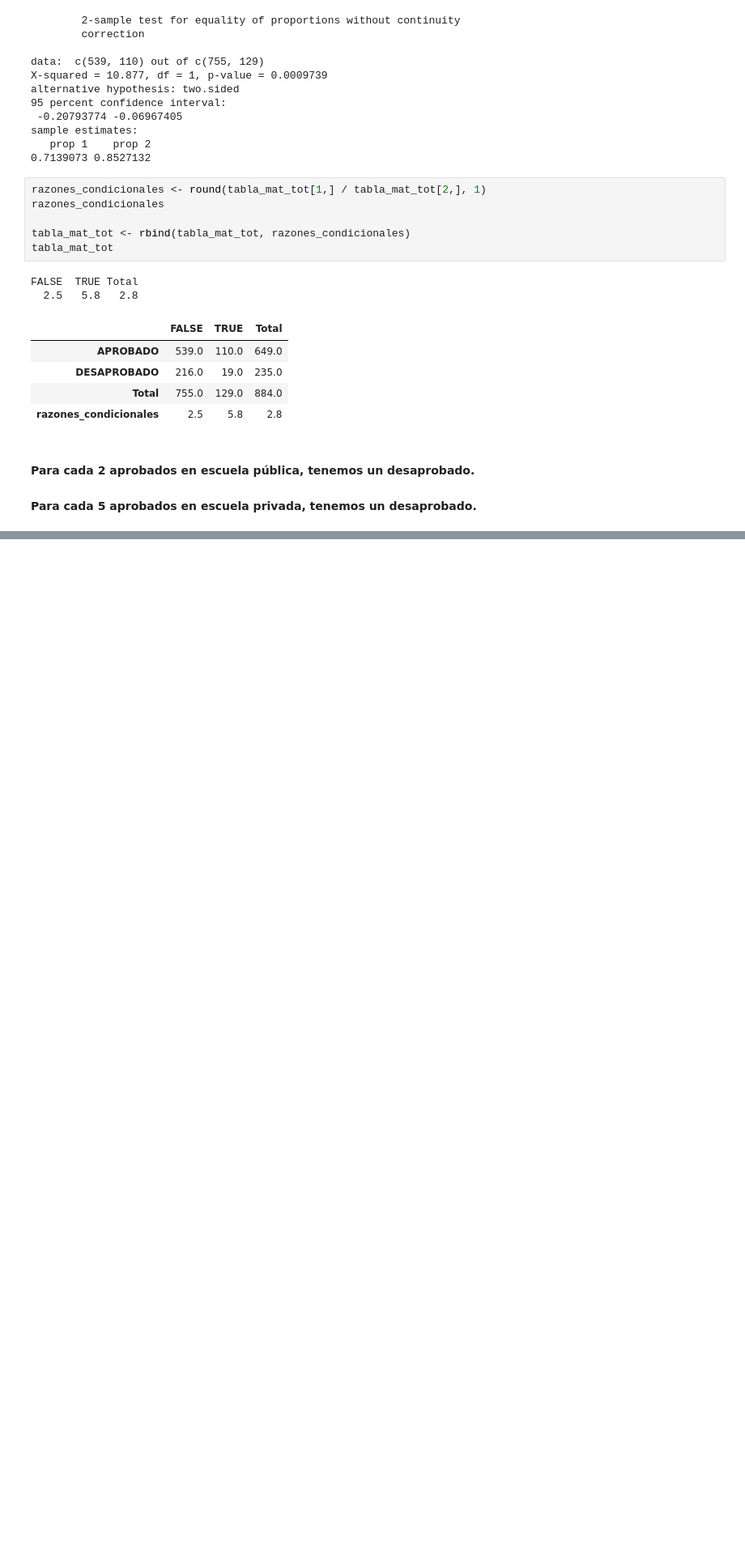
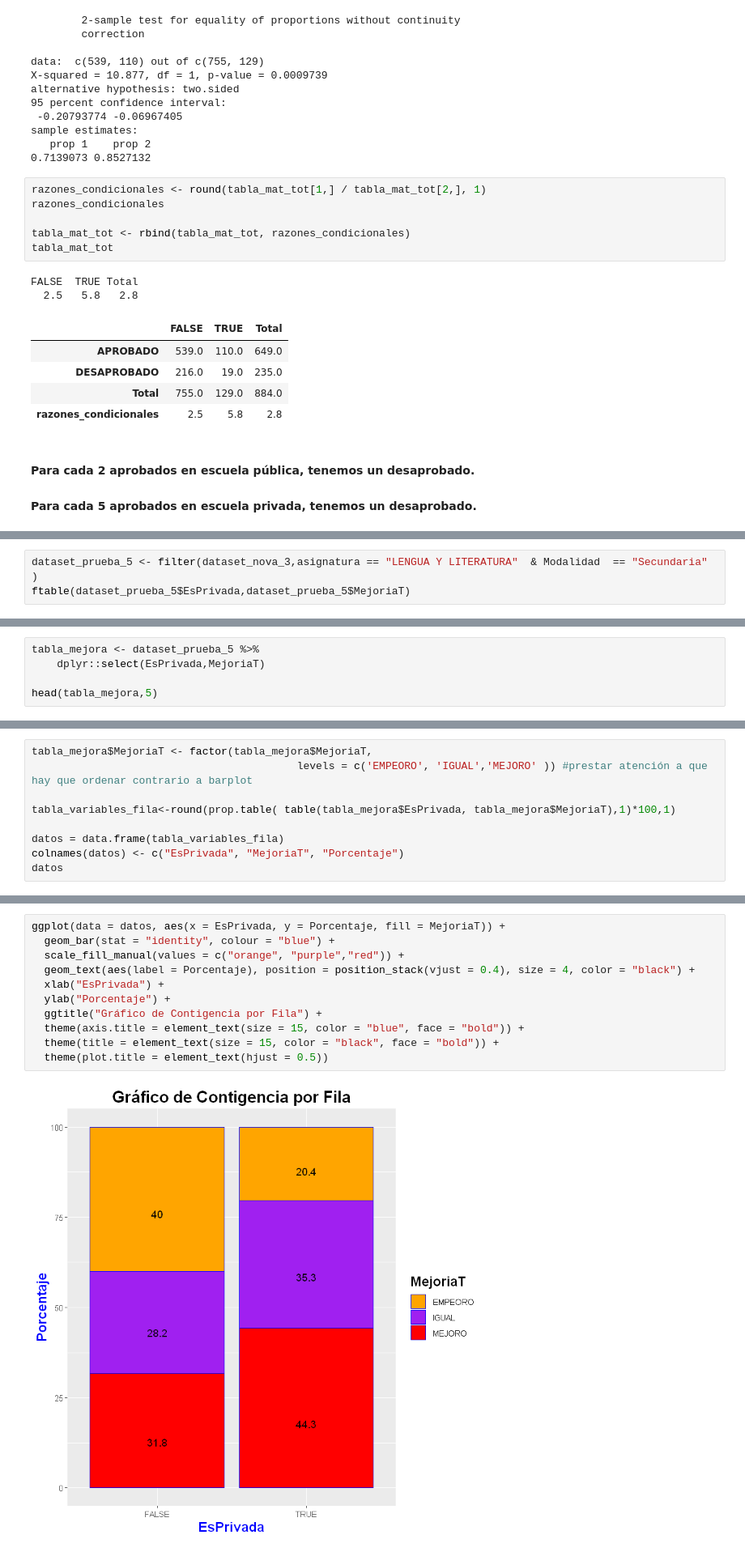
Before and after one commit to Nefertumm/EDM_2023, a Jupyter notebook: Dataset_escuelas/TP1.ipynb, the cells around one changed output, grey strips where cells are left out. Shown at 81% size. Saved outputs shown, nothing was run; the diff lists cells and outputs as text; blank space fills up the shorter version.

```diff
--- a/Dataset_escuelas/TP1.ipynb
+++ b/Dataset_escuelas/TP1.ipynb
@@ -3798,0 +3811,3 @@ FALSE  TRUE Total
+# %%
+dataset_prueba_5 <- filter(dataset_nova_3,asignatura == "LENGUA Y LITERATURA"  & Modalidad  == "Secundaria"  )
+ftable(dataset_prueba_5$EsPrivada,dataset_prueba_5$MejoriaT)
@@ -3798,0 +3819,5 @@ FALSE  TRUE Total
+# %%
+tabla_mejora <- dataset_prueba_5 %>%
+    dplyr::select(EsPrivada,MejoriaT)
+
+head(tabla_mejora,5)
@@ -3798,0 +3856,9 @@ FALSE  TRUE Total
+# %%
+tabla_mejora$MejoriaT <- factor(tabla_mejora$MejoriaT,
+                                          levels = c('EMPEORO', 'IGUAL','MEJORO' )) #prestar atención a que hay que ordenar contrario a barplot
+
+tabla_variables_fila<-round(prop.table( table(tabla_mejora$EsPrivada, tabla_mejora$MejoriaT),1)*100,1)
+
+datos = data.frame(tabla_variables_fila)
+colnames(datos) <- c("EsPrivada", "MejoriaT", "Porcentaje")
+datos
@@ -3798,0 +3873,13 @@ FALSE  TRUE Total
+# %%
+ggplot(data = datos, aes(x = EsPrivada, y = Porcentaje, fill = MejoriaT)) +
+  geom_bar(stat = "identity", colour = "blue") +
+  scale_fill_manual(values = c("orange", "purple","red")) +
+  geom_text(aes(label = Porcentaje), position = position_stack(vjust = 0.4), size = 4, color = "black") +
+  xlab("EsPrivada") +
+  ylab("Porcentaje") +
+  ggtitle("Gráfico de Contigencia por Fila") +
+  theme(axis.title = element_text(size = 15, color = "blue", face = "bold")) +
+  theme(title = element_text(size = 15, color = "black", face = "bold")) +
+  theme(plot.title = element_text(hjust = 0.5))
+# %% [output]
+[figure, added]
```
Also changed, not shown: parts of 31 cells of this notebook, 1 other file.
